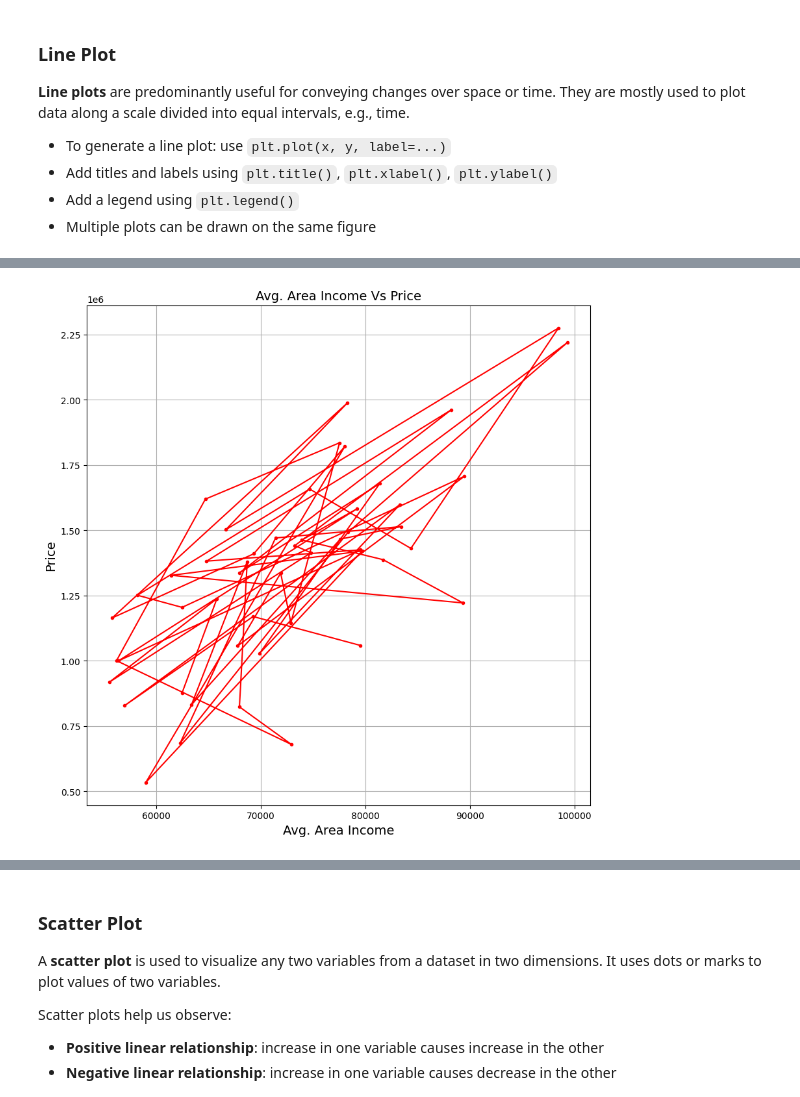
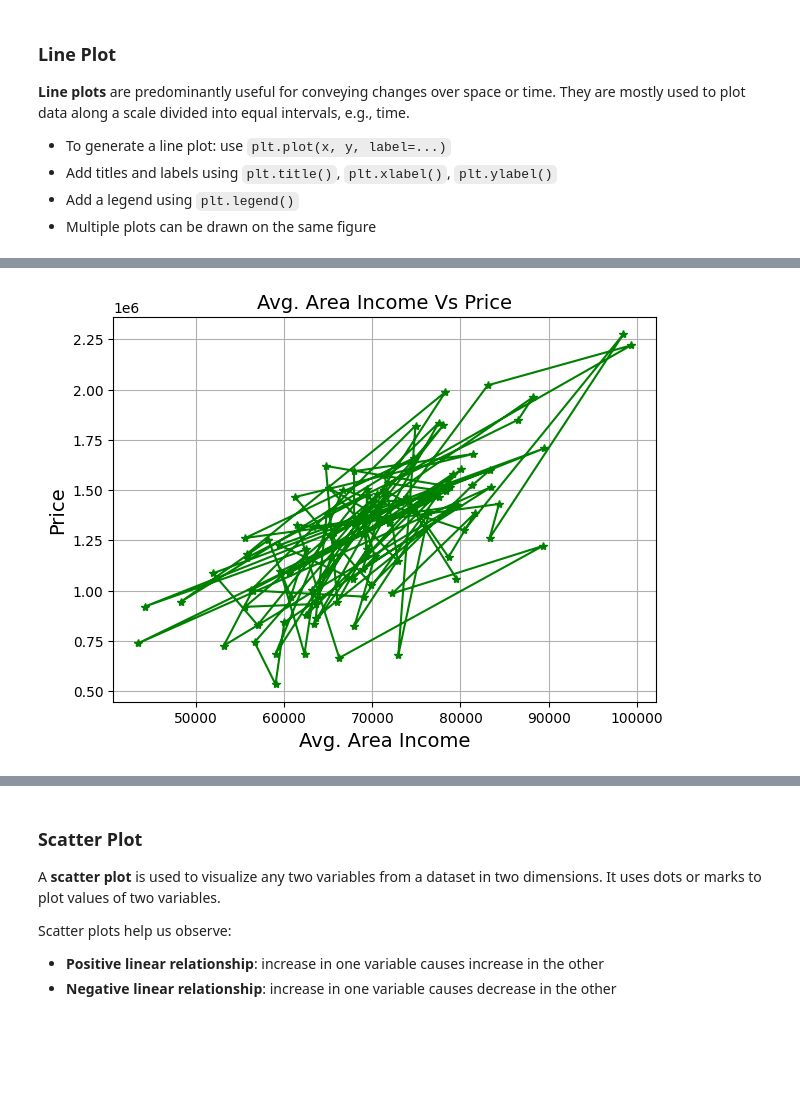
Before and after one commit to wasimnawaz1/programming_4_AI, a Jupyter notebook: Programming_for_AI,_Lectures_(Week_9)_Matplotlib.ipynb, the cells around one changed output, grey strips where cells are left out. Cells and saved outputs as stored; diff of their text form; code cells hidden in the pictures; blank space fills up the shorter version.

```diff
--- a/Programming_for_AI,_Lectures_(Week_9)_Matplotlib.ipynb
+++ b/Programming_for_AI,_Lectures_(Week_9)_Matplotlib.ipynb
@@ -78,9 +76,9 @@ import pandas as pd
 import matplotlib.pyplot as plt
 
 # Path to dataset: https://www.kaggle.com/datasets/aariyan101/usa-housingcsv
-# !kaggle datasets download -d aariyan101/usa-housingcsv --unzip          # direct download to /content folder
+!kaggle datasets download -d aariyan101/usa-housingcsv --unzip          # direct download to /content folder
 
 # Load the dataset first
-housing_price = pd.read_csv('/content/drive/My Drive/USA_Housing.csv')
+housing_price = pd.read_csv('/content/USA_Housing.csv')
 housing_price
 # %% [output]
@@ -100,19 +101,19 @@ housing_price
 # %%
 # Create a figure with a specific size (width, height in inches).
-plt.figure(figsize=(10, 10))
+plt.figure(figsize=(7, 5))
 
 # Plotting Avg. Area Income vs Price
-plt.plot(housing_price['Avg. Area Income'].iloc[::100],
-        housing_price['Price'].iloc[::100], color='red', marker='.')
+plt.plot(housing_price['Avg. Area Income'].iloc[::50],
+        housing_price['Price'].iloc[::50], color='green', marker='*')
 
 # Giving title and label names
 plt.title('Avg. Area Income Vs Price', fontsize=14)
 plt.xlabel('Avg. Area Income', fontsize=14)
 plt.ylabel('Price', fontsize=14)
 plt.grid(True)
 plt.show()
 # %% [output]
-[figure, old version]
+[figure, new version]
 # %%
 import numpy as np
 import pandas as pd
```
Also changed, not shown: parts of 35 cells of this notebook.
